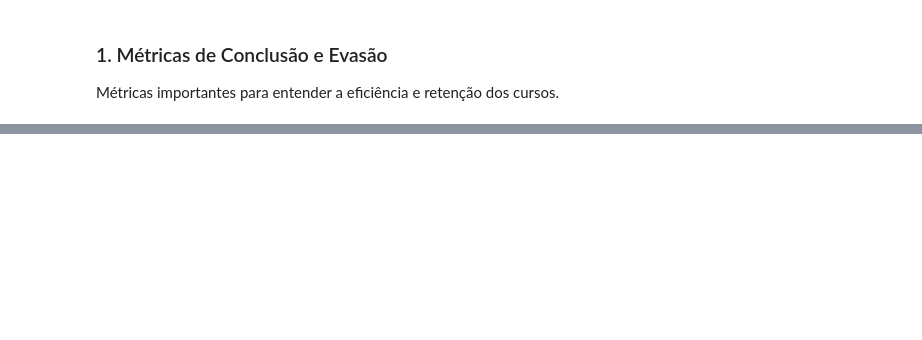
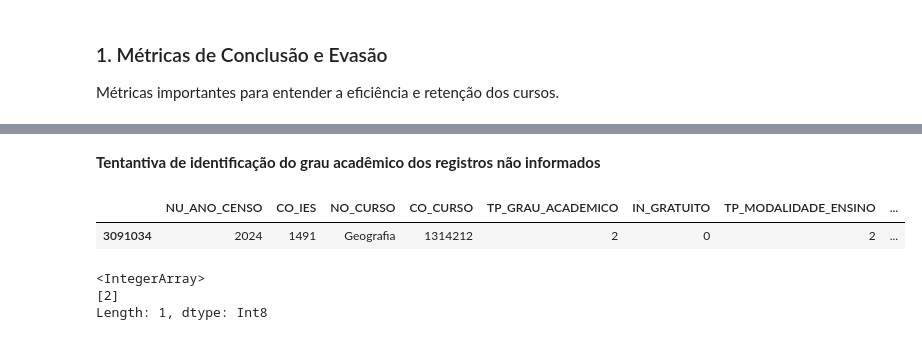
Before and after one commit to leojutsu/estagio_abed, a Jupyter notebook: censup.ipynb, the cells around one changed output, grey strips where cells are left out. Saved outputs shown, nothing was run; the diff lists cells and outputs as text; code cells hidden in the pictures; blank space fills up the shorter version.

```diff
--- a/censup.ipynb
+++ b/censup.ipynb
@@ -334,0 +516,3 @@ Name: count, dtype: int64
+# %%
+# 1. Cria uma Série Booleana (True onde o valor é NA)
+mask_na = df_full_order['NO_MUNICIPIO'].isna()
@@ -334,0 +521,9 @@ Name: count, dtype: int64
+# %%
+# Adicionar a nova string 'ND*' á lista de categorias válidas da coluna 'NO_REGIAO'
+df_full_order['CO_MUNICIPIO'] = df_full_order['CO_MUNICIPIO'].cat.add_categories('ND*')
+# %%
+# Preencher os nulos com a nova categoria, atribuindo o resultado de volta na caluna
+df_full_order['CO_MUNICIPIO'] = df_full_order['CO_MUNICIPIO'].fillna('ND*')
+# %%
+# 2. Aplica a máscara para selecionar apenas as linhas onde valor é True
+registros_na = df_full_order[mask_na]
@@ -334,0 +548,13 @@ Name: count, dtype: int64
+# %% [markdown]
+**Tentantiva de identificação do grau acadêmico dos registros não informados**
+# %%
+registros_na.sample()
+# %% [output]
+|  | NU_ANO_CENSO | CO_IES | NO_CURSO | CO_CURSO | TP_GRAU_ACADEMICO | IN_GRATUITO | TP_MODALIDADE_ENSINO | ... |
+| 3091034 | 2024 | 1491 | Geografia | 1314212 | 2 | 0 | 2 | ... |
+# %%
+registros_na['TP_MODALIDADE_ENSINO'].unique()
+# %% [output]
+<IntegerArray>
+[2]
+Length: 1, dtype: Int8
```
Also changed, not shown: parts of 156 cells of this notebook.
